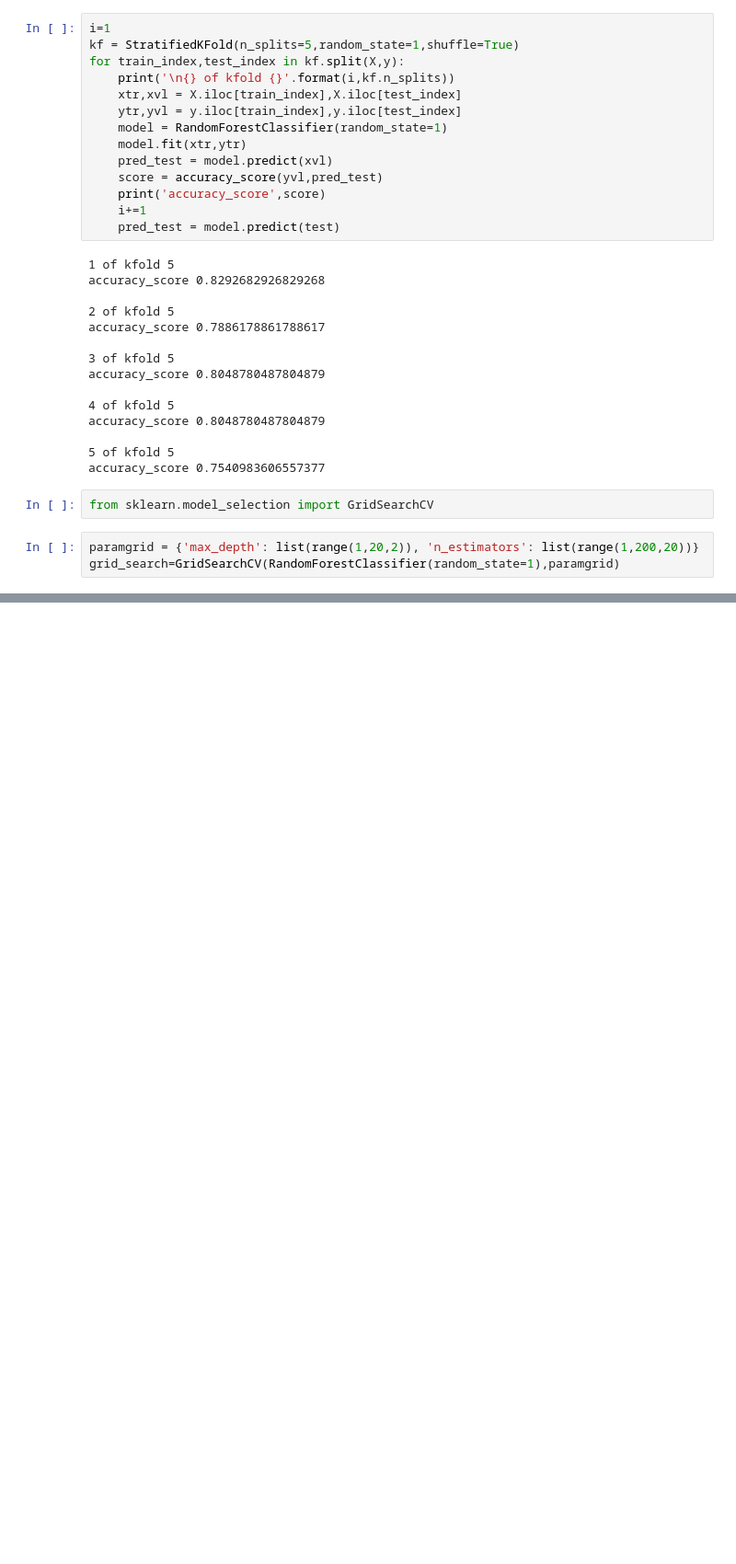
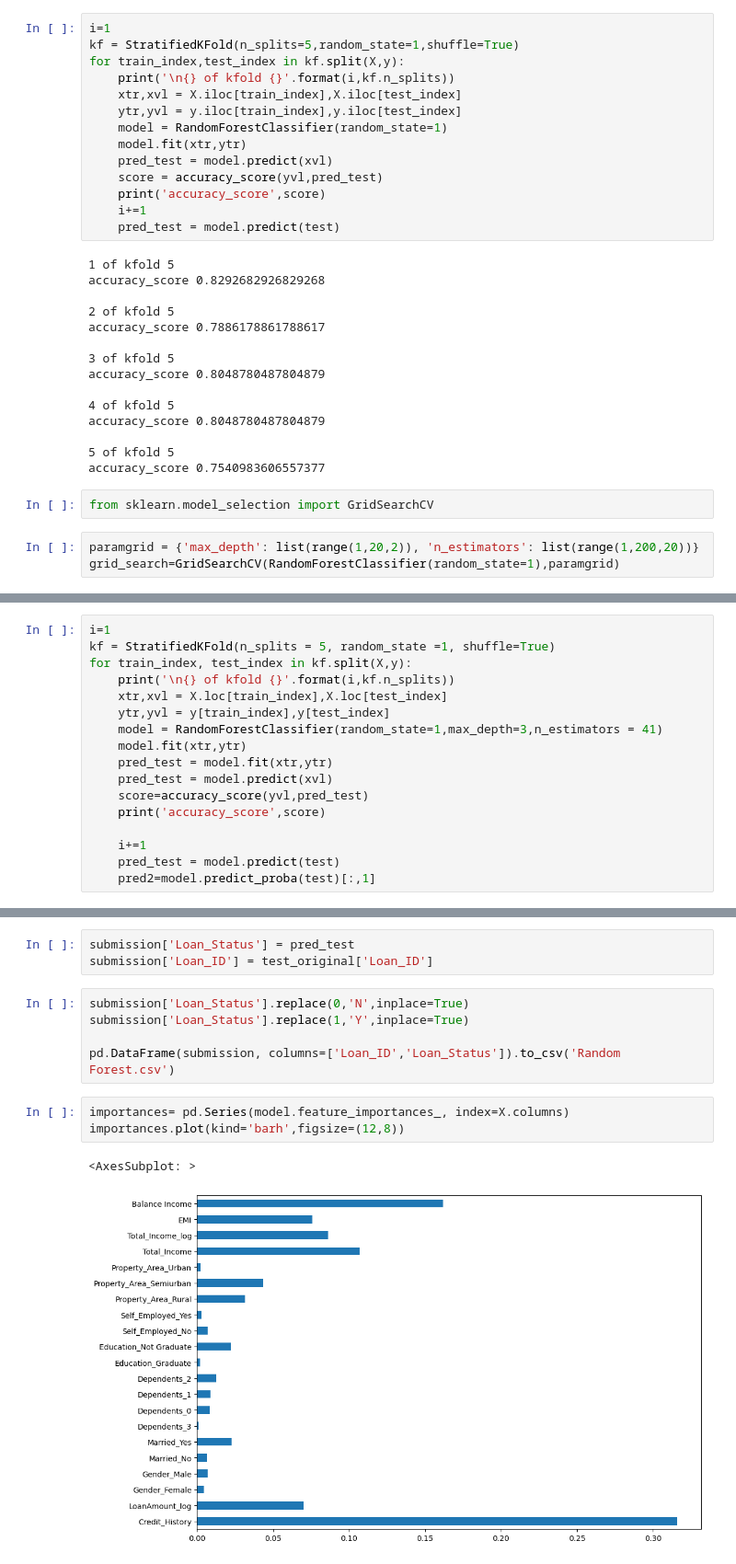
Before and after one commit to vishnu-the-analyst/Loan-Predictor, a Jupyter notebook: Loan Prediction.ipynb, the cells around one changed output, grey strips where cells are left out. Shown at 92% size. Cells and saved outputs as stored; diff of their text form; blank space fills up the shorter version.

```diff
--- a/Loan Prediction.ipynb
+++ b/Loan Prediction.ipynb
@@ -568,0 +583,17 @@ grid_search=GridSearchCV(RandomForestClassifier(random_state=1),paramgrid)
+# %%
+i=1
+kf = StratifiedKFold(n_splits = 5, random_state =1, shuffle=True)
+for train_index, test_index in kf.split(X,y):
+    print('\n{} of kfold {}'.format(i,kf.n_splits))
+    xtr,xvl = X.loc[train_index],X.loc[test_index]
+    ytr,yvl = y[train_index],y[test_index]
+    model = RandomForestClassifier(random_state=1,max_depth=3,n_estimators = 41)
+    model.fit(xtr,ytr)
+    pred_test = model.fit(xtr,ytr)
+    pred_test = model.predict(xvl)
+    score=accuracy_score(yvl,pred_test)
+    print('accuracy_score',score)
+
+    i+=1
+    pred_test = model.predict(test)
+    pred2=model.predict_proba(test)[:,1]
@@ -568,0 +615,14 @@ grid_search=GridSearchCV(RandomForestClassifier(random_state=1),paramgrid)
+# %%
+submission['Loan_Status'] = pred_test
+submission['Loan_ID'] = test_original['Loan_ID']
+# %%
+submission['Loan_Status'].replace(0,'N',inplace=True)
+submission['Loan_Status'].replace(1,'Y',inplace=True)
+
+pd.DataFrame(submission, columns=['Loan_ID','Loan_Status']).to_csv('Random Forest.csv')
+# %%
+importances= pd.Series(model.feature_importances_, index=X.columns)
+importances.plot(kind='barh',figsize=(12,8))
+# %% [output]
+<AxesSubplot: >
+[figure, added]
```
Also changed, not shown: parts of 7 cells of this notebook, 5 other files.
